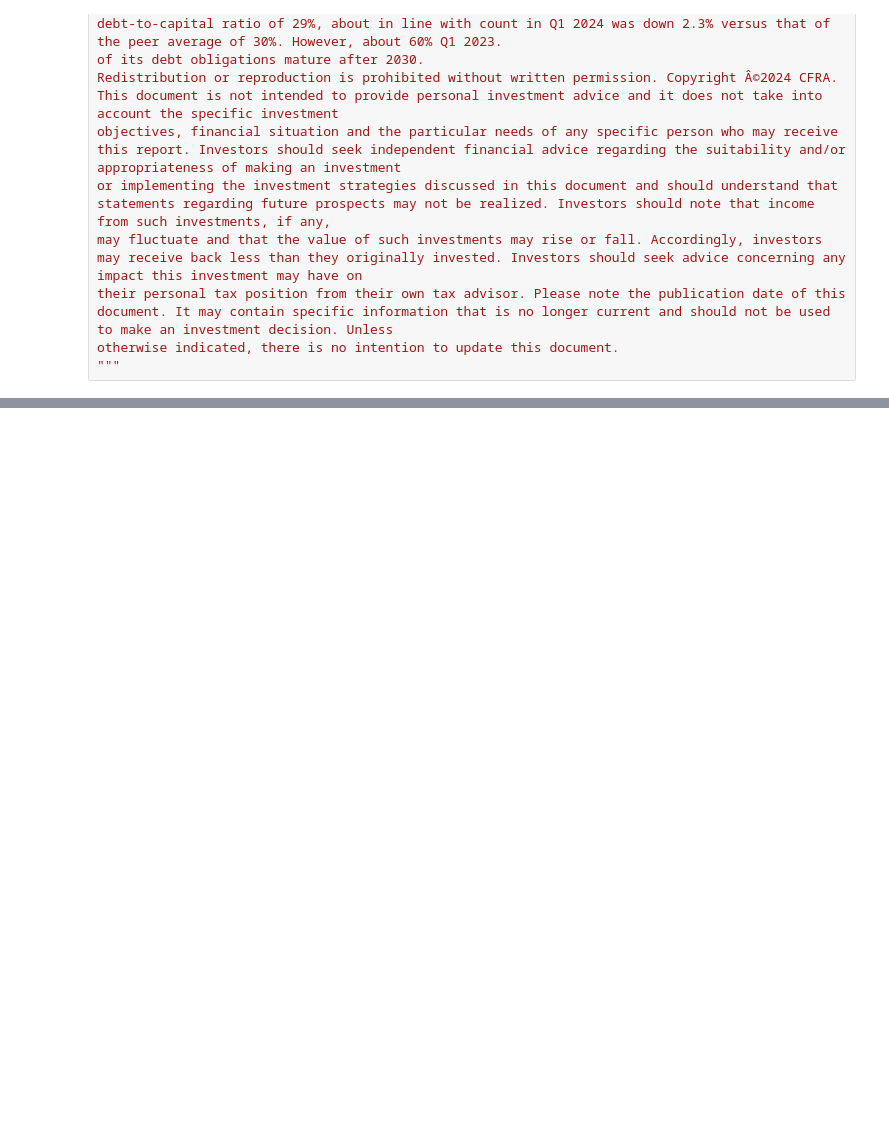
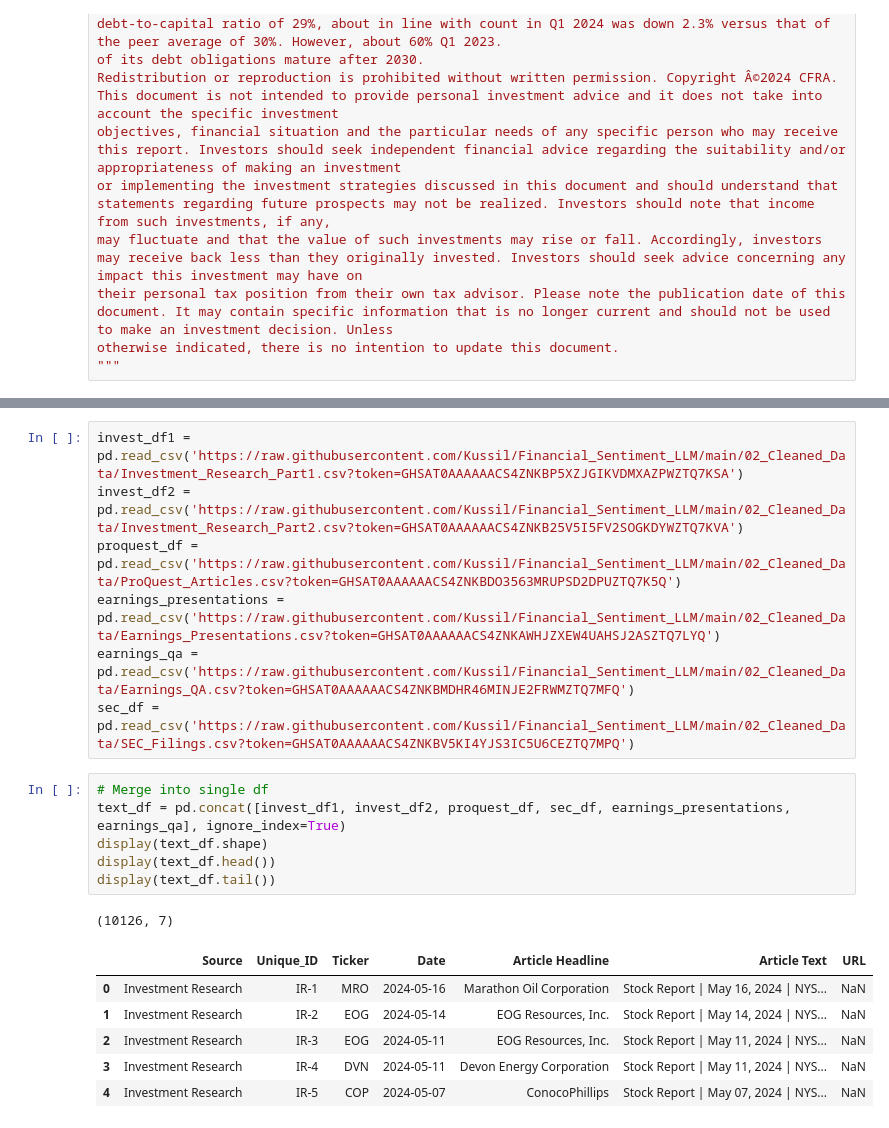
Before and after one commit to Kussil/Financial_Sentiment_LLM, a Jupyter notebook: 03_Sentiment_Analysis/LLama_prompt_process.ipynb, the cells around one changed output, grey strips where cells are left out. Cells and saved outputs as stored; diff of their text form; blank space fills up the shorter version.

```diff
--- a/03_Sentiment_Analysis/LLama_prompt_process.ipynb
+++ b/03_Sentiment_Analysis/LLama_prompt_process.ipynb
@@ -163,0 +171,21 @@ The article does not provide a direct mention of oil prices, natural gas prices,
+# %%
+invest_df1 = pd.read_csv('https://raw.githubusercontent.com/Kussil/Financial_Sentiment_LLM/main/02_Cleaned_Data/Investment_Research_Part1.csv?token=GHSAT0AAAAAACS4ZNKBP5XZJGIKVDMXAZPWZTQ7KSA')
+invest_df2 = pd.read_csv('https://raw.githubusercontent.com/Kussil/Financial_Sentiment_LLM/main/02_Cleaned_Data/Investment_Research_Part2.csv?token=GHSAT0AAAAAACS4ZNKB25V5I5FV2SOGKDYWZTQ7KVA')
+proquest_df = pd.read_csv('https://raw.githubusercontent.com/Kussil/Financial_Sentiment_LLM/main/02_Cleaned_Data/ProQuest_Articles.csv?token=GHSAT0AAAAAACS4ZNKBDO3563MRUPSD2DPUZTQ7K5Q')
+earnings_presentations = pd.read_csv('https://raw.githubusercontent.com/Kussil/Financial_Sentiment_LLM/main/02_Cleaned_Data/Earnings_Presentations.csv?token=GHSAT0AAAAAACS4ZNKAWHJZXEW4UAHSJ2ASZTQ7LYQ')
+earnings_qa = pd.read_csv('https://raw.githubusercontent.com/Kussil/Financial_Sentiment_LLM/main/02_Cleaned_Data/Earnings_QA.csv?token=GHSAT0AAAAAACS4ZNKBMDHR46MINJE2FRWMZTQ7MFQ')
+sec_df = pd.read_csv('https://raw.githubusercontent.com/Kussil/Financial_Sentiment_LLM/main/02_Cleaned_Data/SEC_Filings.csv?token=GHSAT0AAAAAACS4ZNKBV5KI4YJS3IC5U6CEZTQ7MPQ')
+# %%
+# Merge into single df
+text_df = pd.concat([invest_df1, invest_df2, proquest_df, sec_df, earnings_presentations, earnings_qa], ignore_index=True)
+display(text_df.shape)
+display(text_df.head())
+display(text_df.tail())
+# %% [output]
+(10126, 7)
+|  | Source | Unique_ID | Ticker | Date | Article Headline | Article Text | URL |
+| 0 | Investment Research | IR-1 | MRO | 2024-05-16 | Marathon Oil Corporation | Stock Report | May 16, 2024 | NYS... | NaN |
+| 1 | Investment Research | IR-2 | EOG | 2024-05-14 | EOG Resources, Inc. | Stock Report | May 14, 2024 | NYS... | NaN |
+| 2 | Investment Research | IR-3 | EOG | 2024-05-11 | EOG Resources, Inc. | Stock Report | May 11, 2024 | NYS... | NaN |
+| 3 | Investment Research | IR-4 | DVN | 2024-05-11 | Devon Energy Corporation | Stock Report | May 11, 2024 | NYS... | NaN |
+| 4 | Investment Research | IR-5 | COP | 2024-05-07 | ConocoPhillips | Stock Report | May 07, 2024 | NYS... | NaN |
```
Also changed, not shown: parts of 8 cells of this notebook.
